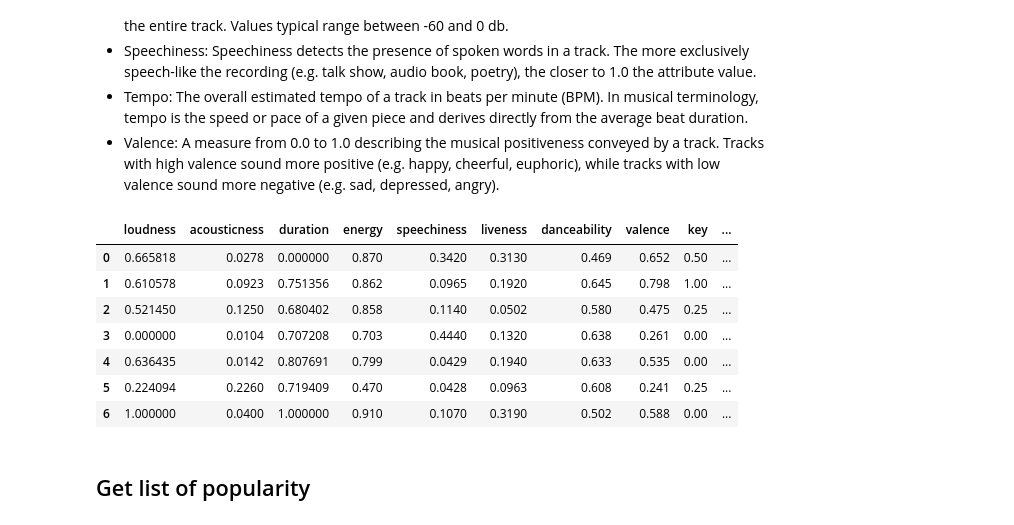
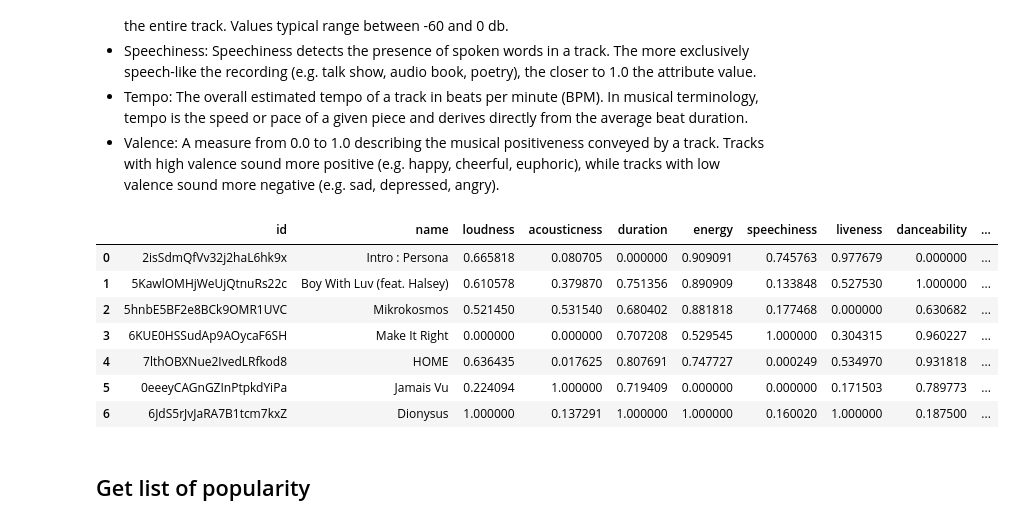
Before and after one commit to sujinleeme/BTS-music-analysis, a Jupyter notebook: bts-spotify.ipynb, the cells around one changed output. Drawn from its saved outputs; the diff is of its cells as text; code cells hidden in the pictures.

```diff
--- a/bts-spotify.ipynb
+++ b/bts-spotify.ipynb
@@ -124,34 +125,35 @@ pd.DataFrame(all_audio_features)
 * Tempo: The overall estimated tempo of a track in beats per minute (BPM). In musical terminology, tempo is the speed or pace of a given piece and derives directly from the average beat duration.
 * Valence: A measure from 0.0 to 1.0 describing the musical positiveness conveyed by a track. Tracks with high valence sound more positive (e.g. happy, cheerful, euphoric), while tracks with low valence sound more negative (e.g. sad, depressed, angry).
 # %%
-keys = ['loudness', 'acousticness', 'duration_ms', 'energy', 'speechiness', 'acousticness', 'liveness', 'danceability', 'valence', 'key', 'tempo']
+features_keys = ['loudness', 'acousticness', 'duration_ms', 'energy', 'speechiness', 'acousticness', 'liveness', 'danceability', 'valence', 'key', 'tempo']
 
 # Get list of features and normalize values from 0 to 1
 # In order to plot, normalize the key, loudness, tempo, and duration_ms values to be from 0 to 1.
 def normalized(key, lst):
     feature = [x[key] for x in lst]
-    if key in ['key', 'loudness', 'tempo', 'duration_ms']:
+    if key in features_keys:
         return list(minmax_scale(feature))
     else:
         return feature
 
 audio_features_res = {}
 for key in keys:
     audio_features_res[key] = normalized(key, all_audio_features)
 
 
 audio_features_df = pd.DataFrame(audio_features_res)
 audio_features_df.rename(columns={'duration_ms':'duration'}, inplace=True)
 audio_features_df
+pd.concat([tracks_df, audio_features_df], axis=1, sort=False)
 # %% [output]
-|  | loudness | acousticness | duration | energy | speechiness | liveness | danceability | valence | key | ... |
-| 0 | 0.665818 | 0.0278 | 0.000000 | 0.870 | 0.3420 | 0.3130 | 0.469 | 0.652 | 0.50 | ... |
-| 1 | 0.610578 | 0.0923 | 0.751356 | 0.862 | 0.0965 | 0.1920 | 0.645 | 0.798 | 1.00 | ... |
-| 2 | 0.521450 | 0.1250 | 0.680402 | 0.858 | 0.1140 | 0.0502 | 0.580 | 0.475 | 0.25 | ... |
-| 3 | 0.000000 | 0.0104 | 0.707208 | 0.703 | 0.4440 | 0.1320 | 0.638 | 0.261 | 0.00 | ... |
-| 4 | 0.636435 | 0.0142 | 0.807691 | 0.799 | 0.0429 | 0.1940 | 0.633 | 0.535 | 0.00 | ... |
-| 5 | 0.224094 | 0.2260 | 0.719409 | 0.470 | 0.0428 | 0.0963 | 0.608 | 0.241 | 0.25 | ... |
-| 6 | 1.000000 | 0.0400 | 1.000000 | 0.910 | 0.1070 | 0.3190 | 0.502 | 0.588 | 0.00 | ... |
+|  | id | name | loudness | acousticness | duration | energy | speechiness | liveness | danceability | ... |
+| 0 | 2isSdmQfVv32j2haL6hk9x | Intro : Persona | 0.665818 | 0.080705 | 0.000000 | 0.909091 | 0.745763 | 0.977679 | 0.000000 | ... |
+| 1 | 5KawlOMHjWeUjQtnuRs22c | Boy With Luv (feat. Halsey) | 0.610578 | 0.379870 | 0.751356 | 0.890909 | 0.133848 | 0.527530 | 1.000000 | ... |
+| 2 | 5hnbE5BF2e8BCk9OMR1UVC | Mikrokosmos | 0.521450 | 0.531540 | 0.680402 | 0.881818 | 0.177468 | 0.000000 | 0.630682 | ... |
+| 3 | 6KUE0HSSudAp9AOycaF6SH | Make It Right | 0.000000 | 0.000000 | 0.707208 | 0.529545 | 1.000000 | 0.304315 | 0.960227 | ... |
+| 4 | 7lthOBXNue2IvedLRfkod8 | HOME | 0.636435 | 0.017625 | 0.807691 | 0.747727 | 0.000249 | 0.534970 | 0.931818 | ... |
+| 5 | 0eeeyCAGnGZInPtpkdYiPa | Jamais Vu | 0.224094 | 1.000000 | 0.719409 | 0.000000 | 0.000000 | 0.171503 | 0.789773 | ... |
+| 6 | 6JdS5rJvJaRA7B1tcm7kxZ | Dionysus | 1.000000 | 0.137291 | 1.000000 | 1.000000 | 0.160020 | 1.000000 | 0.187500 | ... |
 # %% [markdown]
 ## Get list of popularity
 # %%
```
Also changed, not shown: parts of 8 cells of this notebook, 1 other file.
